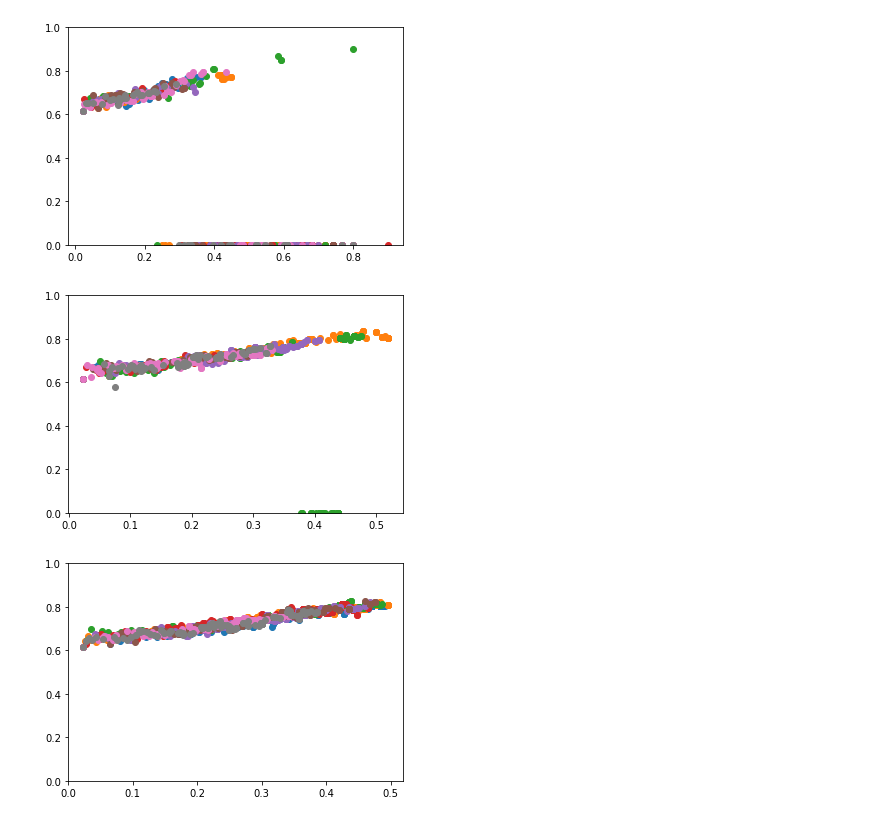
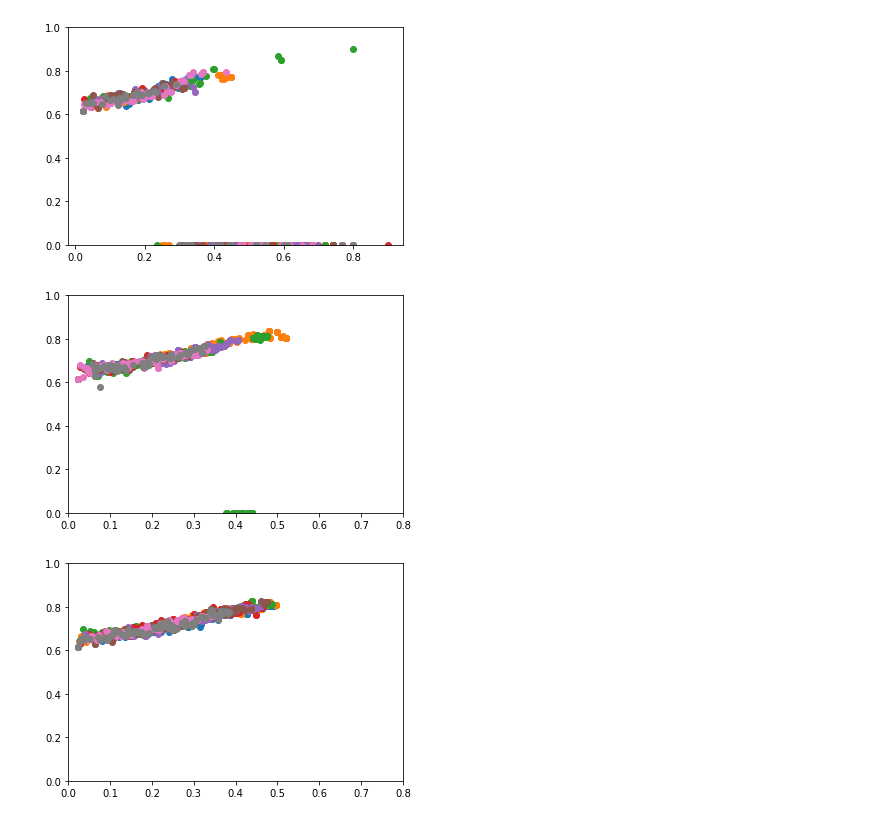
Before and after one commit to kopeckyf/taupy, a Jupyter notebook: notebooks/masssim.ipynb, the cells around one changed output. Saved outputs shown, nothing was run; the diff lists cells and outputs as text; code cells hidden in the pictures.

```diff
--- a/notebooks/masssim.ipynb
+++ b/notebooks/masssim.ipynb
@@ -337,17 +341,19 @@ plt.savefig("density_ef_consensus.pdf",bbox_inches="tight")
 [figure]
 # %%
 plt.ylim(0,1)
+plt.xlim(0,0.8)
 for (i,j) in zip(eu_density, eu_consensus):
     plt.scatter(i, j)
 
 plt.savefig("density_eu_consensus.pdf",bbox_inches="tight")
 # %% [output]
-[figure, old version]
+[figure, new version]
 # %%
 plt.ylim(0,1)
+plt.xlim(0,0.8)
 for (i,j) in zip(ec_density, ec_consensus):
     plt.scatter(i, j)
 
 plt.savefig("density_ec_consensus.pdf",bbox_inches="tight")
 # %% [output]
-[figure, old version]
+[figure, new version]
```
Also changed, not shown: parts of 4 cells of this notebook.
